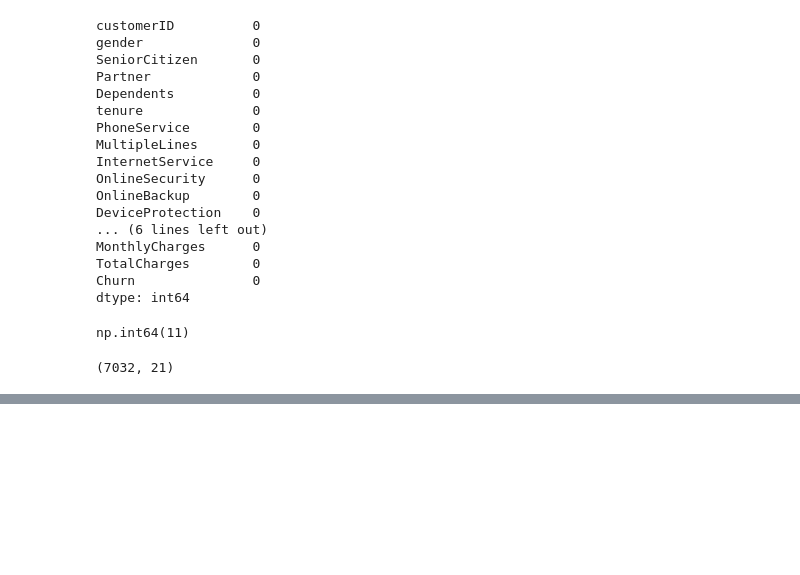
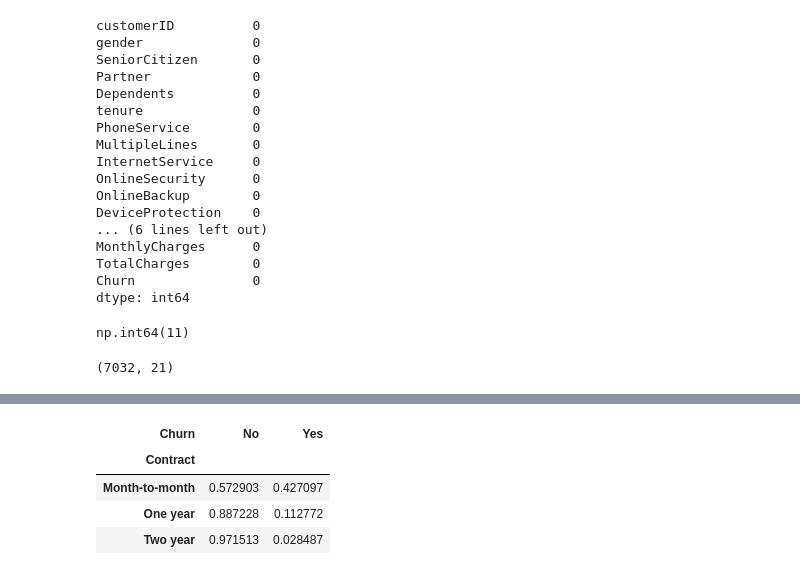
Before and after one commit to Javier-DataScience/telecom-churn-ml-api, a Jupyter notebook: notebooks/01_eda.ipynb, the cells around one changed output, grey strips where cells are left out. Cells and saved outputs as stored; diff of their text form; code cells hidden in the pictures; blank space fills up the shorter version.

```diff
--- a/notebooks/01_eda.ipynb
+++ b/notebooks/01_eda.ipynb
@@ -82,0 +102,8 @@ df.shape
+# %%
+pd.crosstab(df["Contract"], df["Churn"], normalize="index")
+# %% [output]
+| Churn | No | Yes |
+| Contract |  |  |
+| Month-to-month | 0.572903 | 0.427097 |
+| One year | 0.887228 | 0.112772 |
+| Two year | 0.971513 | 0.028487 |
```
Also changed, not shown: parts of 4 cells of this notebook.
